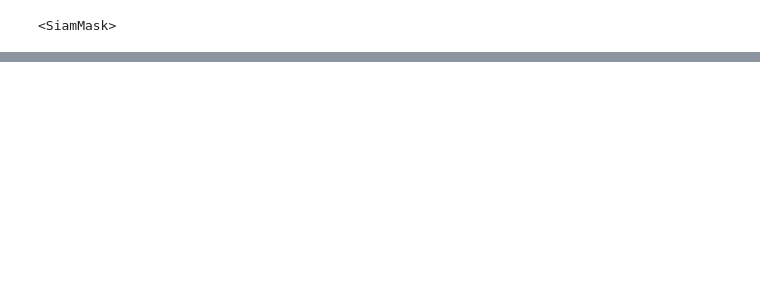
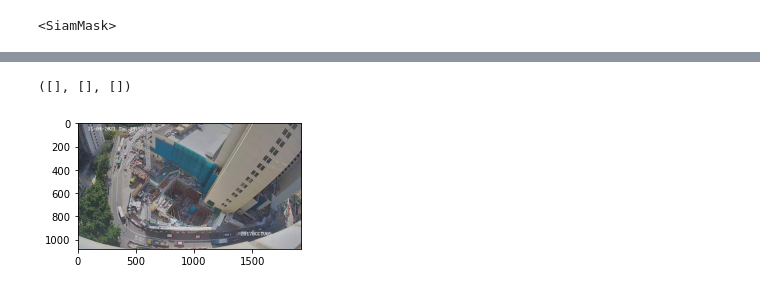
Before and after one commit to AlexanderPoone/arcgis-demo-collection, a Jupyter notebook: traffic2/example.ipynb, the cells around one changed output, grey strips where cells are left out. Cells and saved outputs as stored; diff of their text form; code cells hidden in the pictures; blank space fills up the shorter version.

```diff
--- a/traffic2/example.ipynb
+++ b/traffic2/example.ipynb
@@ -40,0 +94,12 @@ ot.show_results()
+# %%
+from glob import glob
+
+import matplotlib.pyplot as plt
+from matplotlib.pyplot import figure
+import matplotlib.pyplot as plt
+plt.rcParams["figure.figsize"] = (20,3)
+
+yl.predict(glob('_internal/CUH-Dataset/pascal/images/*')[-5],visualize=True, nms_overlap=0.01)
+# %% [output]
+([], [], [])
+[figure, added]
```
Also changed, not shown: parts of 19 cells of this notebook, 1 other file.
